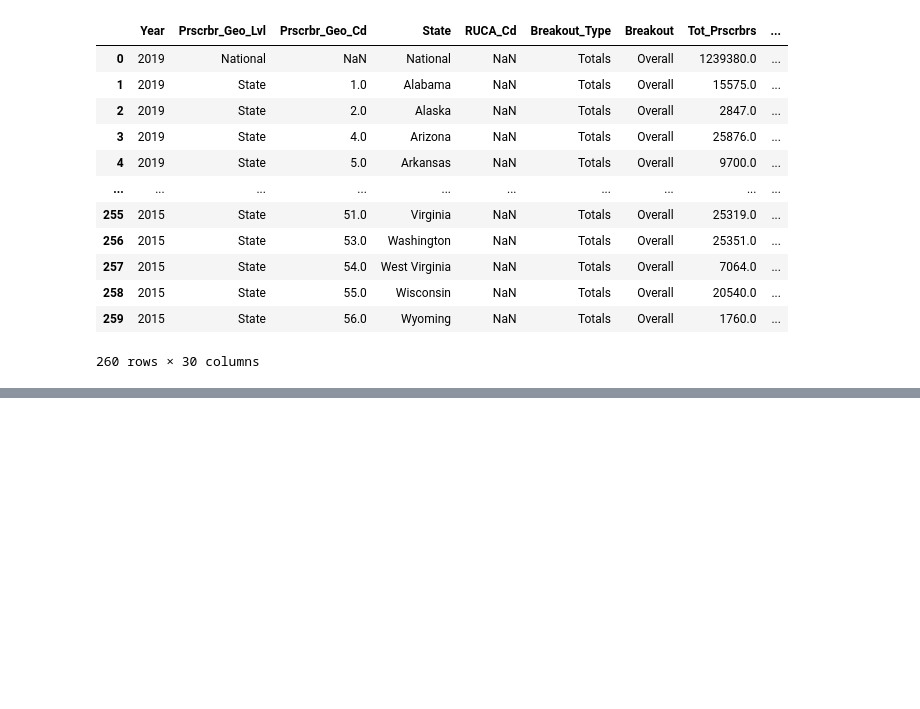
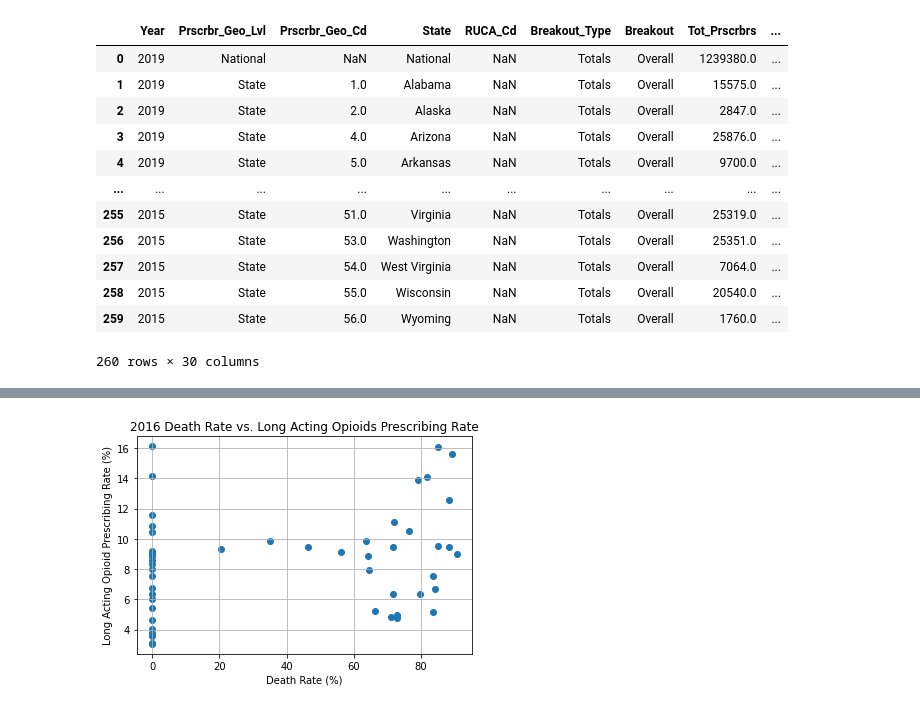
Before and after one commit to helent88/Project_1, a Jupyter notebook: OpiodDeath_Pers.ipynb, the cells around one changed output, grey strips where cells are left out. Saved outputs shown, nothing was run; the diff lists cells and outputs as text; code cells hidden in the pictures; blank space fills up the shorter version.

```diff
--- a/OpiodDeath_Pers.ipynb
+++ b/OpiodDeath_Pers.ipynb
@@ -226,0 +384,14 @@ KeyError: 'State'
+# %%
+# Plotting 2016 Data
+plt.scatter(six_deathrate, six_larate)
+plt.grid()
+
+# Adding labels
+fig.tight_layout()
+plt.xlabel("Death Rate (%)")
+plt.ylabel("Long Acting Opioid Prescribing Rate (%)")
+plt.title("2016 Death Rate vs. Long Acting Opioids Prescribing Rate")
+
+plt.savefig("graphs/deathrateyear_vs_longactingrate2016.png")
+# %% [output]
+[figure, added]
```
Also changed, not shown: parts of 26 cells of this notebook, 12 other files.
